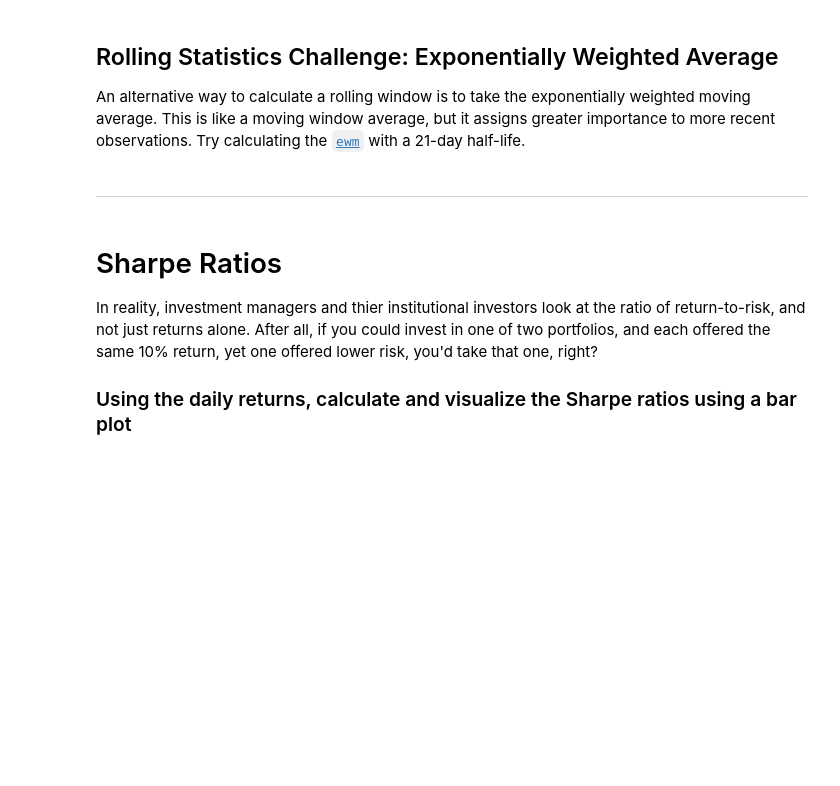
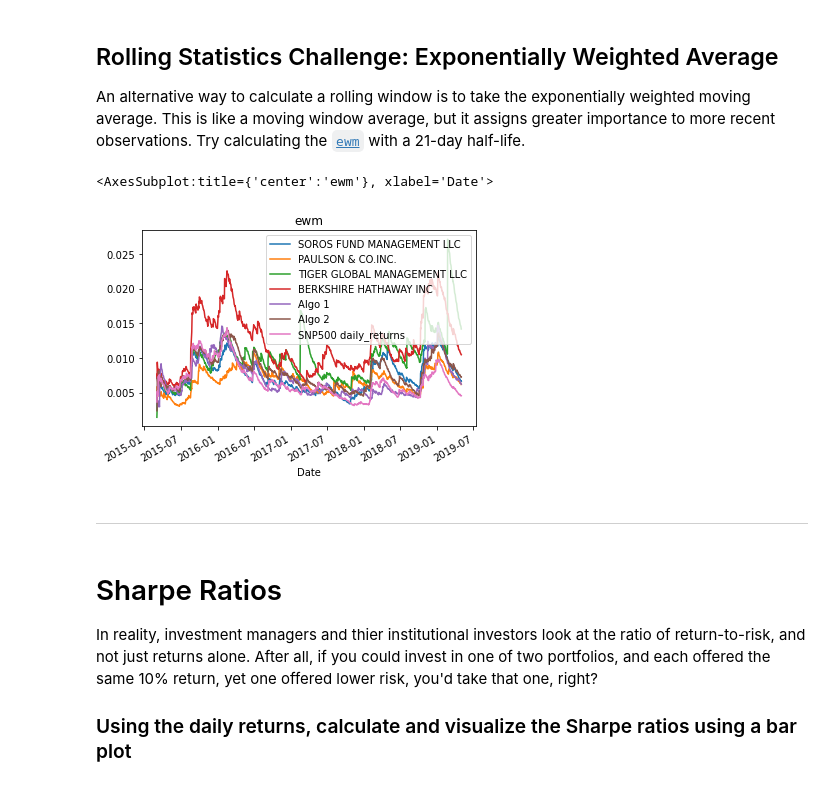
Before and after one commit to trakkamartin/whale_of_a_portfolio, a Jupyter notebook: Starter_Code/whale_analysis.ipynb, the cells around one changed output. Drawn from its saved outputs; the diff is of its cells as text; code cells hidden in the pictures; blank space fills up the shorter version.

```diff
--- a/Starter_Code/whale_analysis.ipynb
+++ b/Starter_Code/whale_analysis.ipynb
@@ -308,6 +318,10 @@ Risk changes over time. Analyze the rolling statistics for Risk and Beta.
 An alternative way to calculate a rolling window is to take the exponentially weighted moving average. This is like a moving window average, but it assigns greater importance to more recent observations. Try calculating the [`ewm`](https://pandas.pydata.org/pandas-docs/stable/reference/api/pandas.DataFrame.ewm.html) with a 21-day half-life.
 # %%
 # Use `ewm` to calculate the rolling window
+allportfolios.ewm(halflife=21).std().plot(title='ewm')
+# %% [output]
+<AxesSubplot:title={'center':'ewm'}, xlabel='Date'>
+[figure, added]
 # %% [markdown]
 ---
 # %% [markdown]
```
Also changed, not shown: parts of 34 cells of this notebook, 1 other file.
